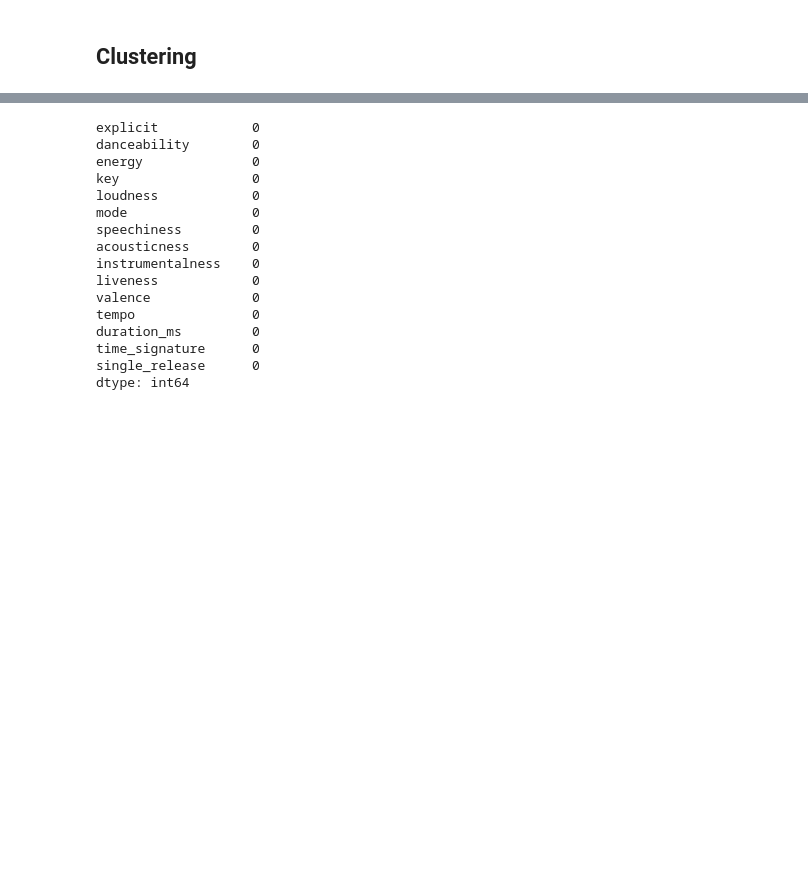
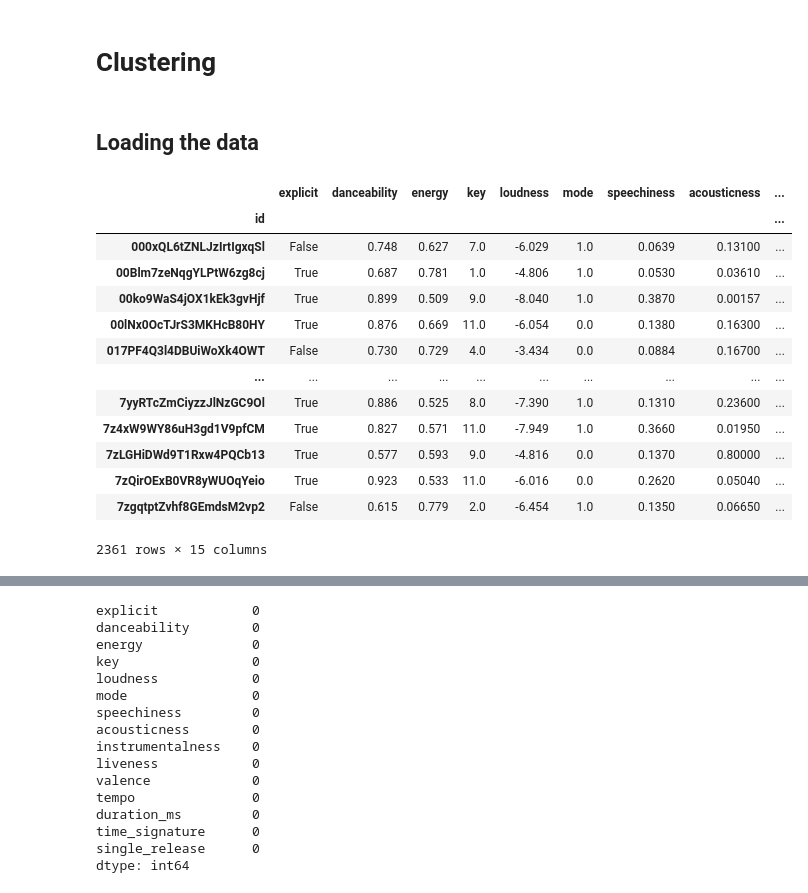
Before and after one commit to Sejmou/exploring-spotify-charts, a Jupyter notebook: data_modeling/global_charts_clustering/kmeans_clustering.ipynb, the cells around one changed output, grey strips where cells are left out. Cells and saved outputs as stored; diff of their text form; code cells hidden in the pictures; blank space fills up the shorter version.

```diff
--- a/data_modeling/global_charts_clustering/kmeans_clustering.ipynb
+++ b/data_modeling/global_charts_clustering/kmeans_clustering.ipynb
@@ -1,5 +1,5 @@
 # %% [markdown]
-## Clustering
+# Clustering
 # %%
 from sklearn.preprocessing import StandardScaler
 from sklearn.cluster import KMeans
@@ -5,0 +8,2 @@ from sklearn.cluster import KMeans
+# %% [markdown]
+## Loading the data
@@ -6 +17,19 @@ from sklearn.cluster import KMeans
+# %%
+global_chart_track_features = track_feats[track_feats.index.isin(global_charts["id"])]
+global_chart_track_features
+# %% [output]
+|  | explicit | danceability | energy | key | loudness | mode | speechiness | acousticness | ... |
+| id |  |  |  |  |  |  |  |  | ... |
+| 000xQL6tZNLJzIrtIgxqSl | False | 0.748 | 0.627 | 7.0 | -6.029 | 1.0 | 0.0639 | 0.13100 | ... |
+| 00Blm7zeNqgYLPtW6zg8cj | True | 0.687 | 0.781 | 1.0 | -4.806 | 1.0 | 0.0530 | 0.03610 | ... |
+| 00ko9WaS4jOX1kEk3gvHjf | True | 0.899 | 0.509 | 9.0 | -8.040 | 1.0 | 0.3870 | 0.00157 | ... |
+| 00lNx0OcTJrS3MKHcB80HY | True | 0.876 | 0.669 | 11.0 | -6.054 | 0.0 | 0.1380 | 0.16300 | ... |
+| 017PF4Q3l4DBUiWoXk4OWT | False | 0.730 | 0.729 | 4.0 | -3.434 | 0.0 | 0.0884 | 0.16700 | ... |
+| ... | ... | ... | ... | ... | ... | ... | ... | ... | ... |
+| 7yyRTcZmCiyzzJlNzGC9Ol | True | 0.886 | 0.525 | 8.0 | -7.390 | 1.0 | 0.1310 | 0.23600 | ... |
+| 7z4xW9WY86uH3gd1V9pfCM | True | 0.827 | 0.571 | 11.0 | -7.949 | 1.0 | 0.3660 | 0.01950 | ... |
+| 7zLGHiDWd9T1Rxw4PQCb13 | True | 0.577 | 0.593 | 9.0 | -4.816 | 0.0 | 0.1370 | 0.80000 | ... |
+| 7zQirOExB0VR8yWUOqYeio | True | 0.923 | 0.533 | 11.0 | -6.016 | 0.0 | 0.2620 | 0.05040 | ... |
+| 7zgqtptZvhf8GEmdsM2vp2 | False | 0.615 | 0.779 | 2.0 | -6.454 | 1.0 | 0.1350 | 0.06650 | ... |
+2361 rows × 15 columns
 # %% [markdown]
```
Also changed, not shown: parts of 10 cells of this notebook, 1 other file.
